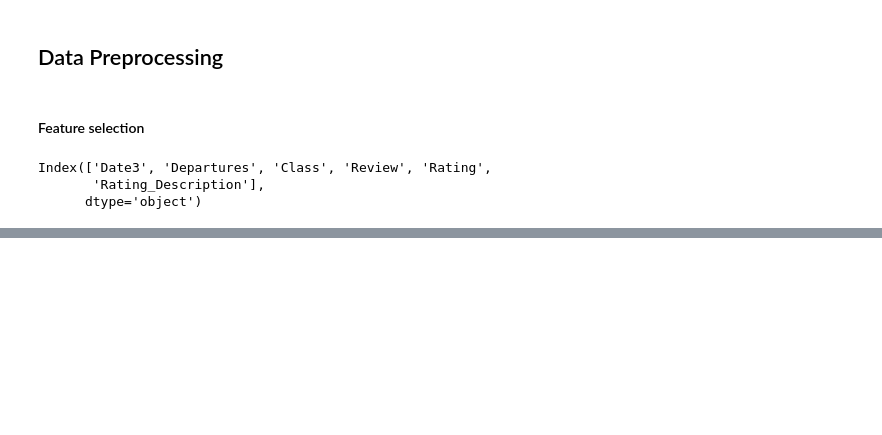
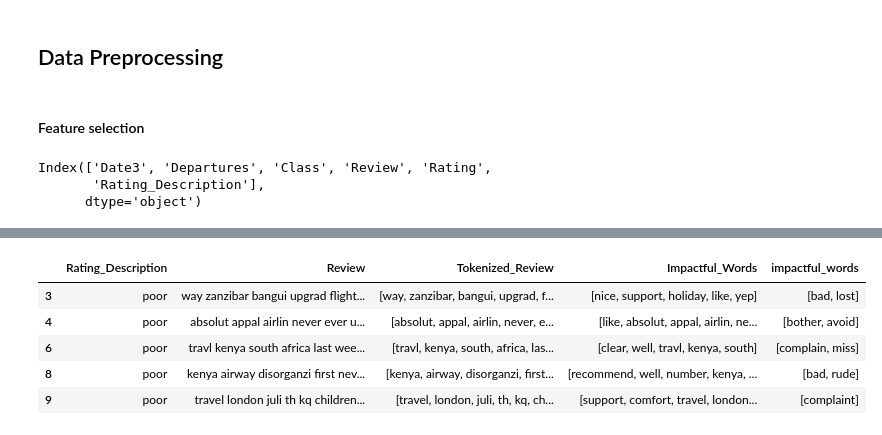
Before and after one commit to JEr1yAnalst/CAPSTONE-PROJECT-sentiment-analysis, a Jupyter notebook: notebook.ipynb, the cells around one changed output, grey strips where cells are left out. Drawn from its saved outputs; the diff is of its cells as text; code cells hidden in the pictures; blank space fills up the shorter version.

```diff
--- a/notebook.ipynb
+++ b/notebook.ipynb
@@ -434,0 +745,9 @@ KQ_df.head()
+# %%
+neg_df.head()
+# %% [output]
+|  | Rating_Description | Review | Tokenized_Review | Impactful_Words | impactful_words |
+| 3 | poor | way zanzibar bangui upgrad flight... | [way, zanzibar, bangui, upgrad, f... | [nice, support, holiday, like, yep] | [bad, lost] |
+| 4 | poor | absolut appal airlin never ever u... | [absolut, appal, airlin, never, e... | [like, absolut, appal, airlin, ne... | [bother, avoid] |
+| 6 | poor | travl kenya south africa last wee... | [travl, kenya, south, africa, las... | [clear, well, travl, kenya, south] | [complain, miss] |
+| 8 | poor | kenya airway disorganzi first nev... | [kenya, airway, disorganzi, first... | [recommend, well, number, kenya, ... | [bad, rude] |
+| 9 | poor | travel london juli th kq children... | [travel, london, juli, th, kq, ch... | [support, comfort, travel, london... | [complaint] |
```
Also changed, not shown: parts of 21 cells of this notebook.
